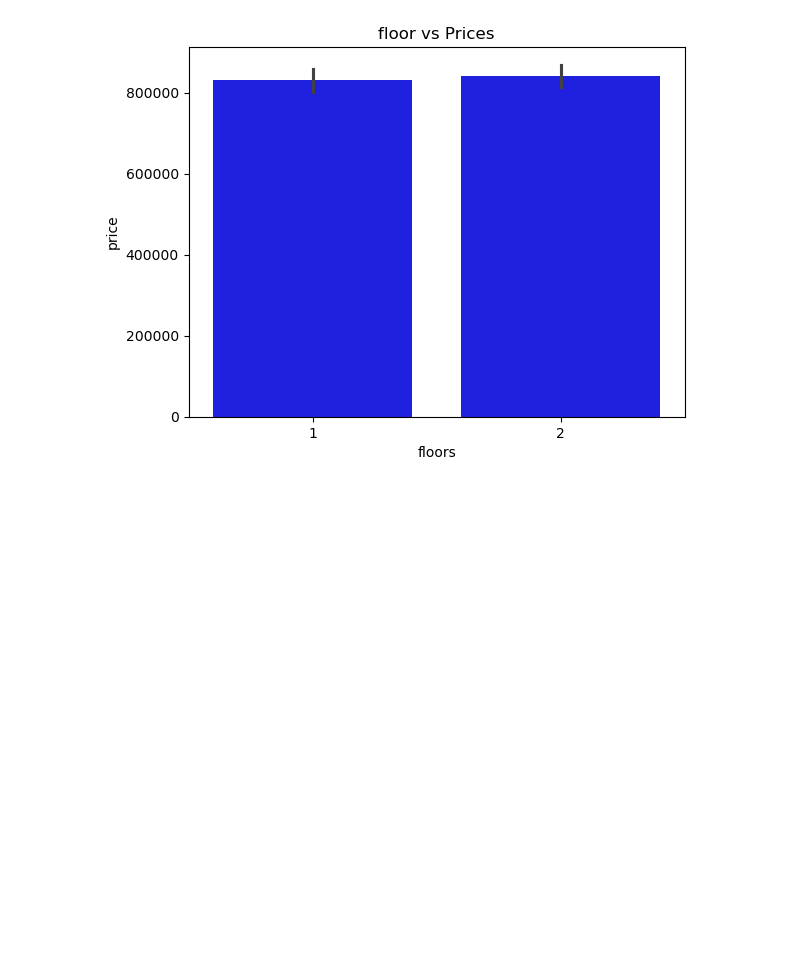
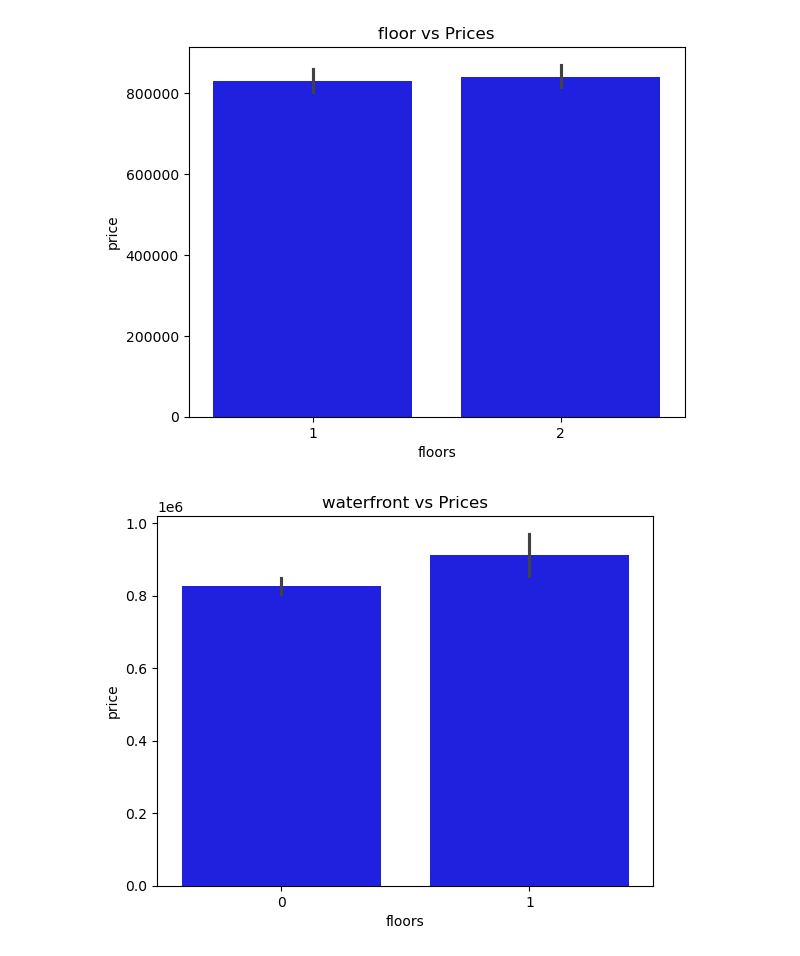
Before and after one commit to jeffa724/house_model1, a Jupyter notebook: price_model.ipynb, the cells around one changed output. Saved outputs shown, nothing was run; the diff lists cells and outputs as text; code cells hidden in the pictures; blank space fills up the shorter version.

```diff
--- a/price_model.ipynb
+++ b/price_model.ipynb
@@ -136,3 +201,11 @@ plt.ylabel("price")
 plt.show()
 # %% [output]
 [figure]
+# %%
+sns.barplot(data=house_prices,x="waterfront",y="price",color="blue")
+plt.title("waterfront vs Prices")
+plt.xlabel("floors")
+plt.ylabel("price")
+plt.show()
+# %% [output]
+[figure, added]
```
Also changed, not shown: parts of 29 cells of this notebook, 5 other files.
